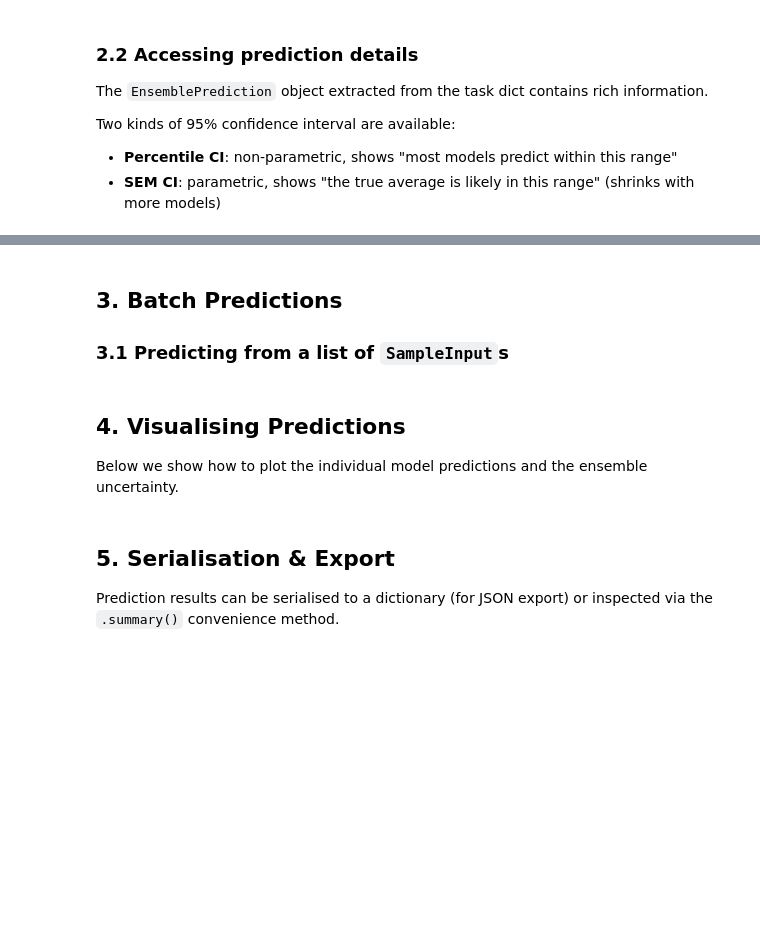
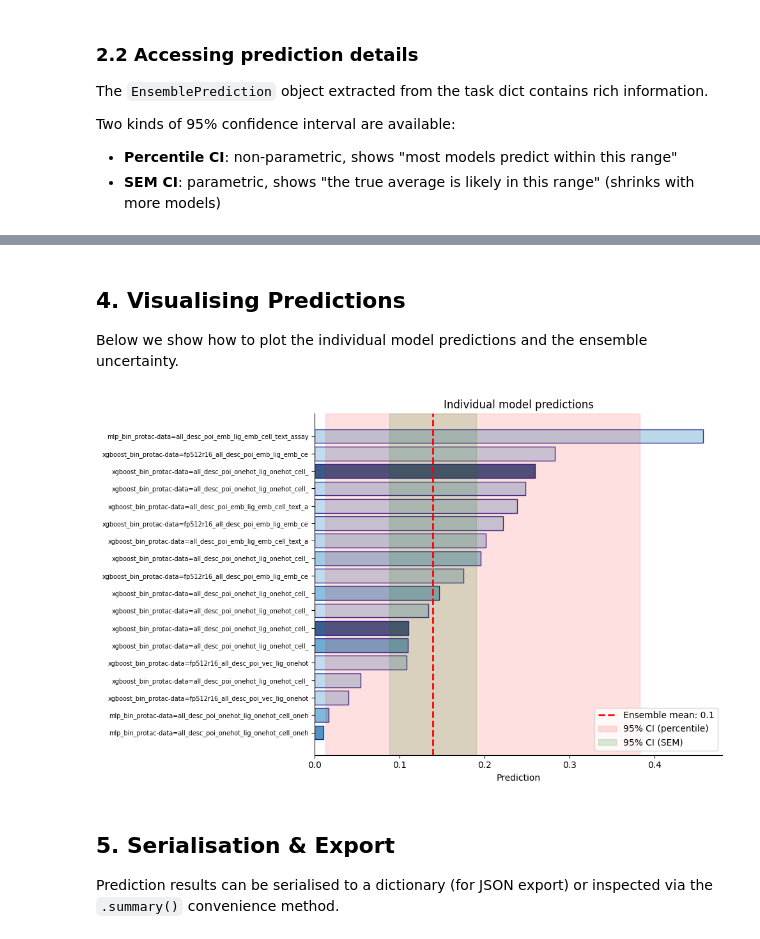
Before and after one commit to ribesstefano/TACK, a Jupyter notebook: notebooks/ensemble_predictor_tutorial.ipynb, the cells around one changed output, grey strips where cells are left out. Drawn from its saved outputs; the diff is of its cells as text; code cells hidden in the pictures; blank space fills up the shorter version.

```diff
--- a/notebooks/ensemble_predictor_tutorial.ipynb
+++ b/notebooks/ensemble_predictor_tutorial.ipynb
@@ -189,7 +281,8 @@ samples = [
     for smiles in smiles_list
 ]
 
-batch_results = predictor.predict_batch(samples, tasks=['bin'], verbose=True)
+# predict() handles both single samples and lists
+batch_results = predictor.predict(samples, tasks=['bin'], verbose=True)
 
 for i, res in enumerate(batch_results):
     print(f"Sample {i+1}:")
@@ -198,11 +291,11 @@ for i, res in enumerate(batch_results):
     if i >= 5:  # only print first 5 samples for brevity
         break
 
-batch_results = predictor.predict_batch(samples, verbose=True)
+batch_results = predictor.predict(samples, verbose=True)
 
 for i, res in enumerate(batch_results):
     print(f"Sample {i+1}:")
     print(f"  Ensemble bin: {res['bin'].summary()}")
     print('')
-    if i >= 5:  # only print first 5 samples for brevity
+    if i >= 5:
         break
@@ -211,20 +339,17 @@ The `predict()` method also accepts a simple dict with the same keys as `SampleI
 # %%
-sample = {
-    'smiles': "CC1(C)[C@H](NC(=O)c2ccc(N3CCN(CCCOc4ccc(C(=O)NC5CCC(=O)NC5=O)nc4)CC3)nc2)C(C)(C)[C@H]1Oc1ccc(C#N)c(Cl)c1",
-    'poi_name': "AR",
-    'poi_sequence': AR_SEQ,
-    'ligase_name': "CRBN",
-    'ligase_sequence': E3_SEQ,
-    'cell_line_id': "Unknown",
-    'assay_time': 24.0,
-    'assay': 'Unknown',
+sample_dict = {
+    'SMILES': "CC1(C)[C@H](NC(=O)c2ccc(N3CCN(CCCOc4ccc(C(=O)NC5CCC(=O)NC5=O)nc4)CC3)nc2)C(C)(C)[C@H]1Oc1ccc(C#N)c(Cl)c1",
+    'POI_Name': "AR",
+    'POI_Sequence': AR_SEQ,
+    'Ligase_Name': "CRBN",
+    'Ligase_Sequence': E3_SEQ,
+    'Cell_Line_ID': "Unknown",
+    'Assay_Time': 24.0,
+    'Assay': 'Unknown',
 }
 
-# predict() returns a dict: task_name → EnsemblePrediction
-# EXAMPLE: Use task_results['dmax'] for Dmax predictions
-task_results = predictor.predict(sample)
+task_results = predictor.predict(sample_dict)
 
-# For a single-task ensemble, extract the first (only) result
 task_name = list(task_results.keys())[0]
 result = task_results[task_name]
 print(f"Task: {task_name}")
@@ -261,4 +420,0 @@ individual_df
-# %% [markdown]
-## 3. Batch Predictions
-
-### 3.1 Predicting from a list of `SampleInput`s
@@ -300,7 +425,7 @@ Below we show how to plot the individual model predictions and the
 ensemble uncertainty.
 # %%
 # Re-predict a sample and extract the first task's result
-task_results_viz = predictor.predict(samples[0])
+task_results_viz = predictor.predict(sample_dict)
 result = next(iter(task_results_viz.values()))
 
 # Collect per-model predictions
@@ -308,33 +433,35 @@ model_names = list(result.individual_predictions.keys())
 preds = np.array([result.individual_predictions[n][0] for n in model_names])
 weights = np.array([result.weights[n] for n in model_names])
 
 # Sort by prediction value
 order = np.argsort(preds)
 model_names = [model_names[i] for i in order]
 preds = preds[order]
 weights = weights[order]
 
 # Shorten long model names for display
 short_names = [n.replace("model=", "")[:60] for n in model_names]
 
 fig, ax = plt.subplots(figsize=(10, max(4, len(model_names) * 0.35)))
 colors = plt.cm.Blues(weights / weights.max() * 0.7 + 0.3)
 ax.barh(range(len(preds)), preds, color=colors, edgecolor="navy", alpha=0.8)
 ax.axvline(result.weighted_mean[0], color="red", ls="--", lw=2,
            label=f"Ensemble mean: {result.weighted_mean[0]:.1f}")
 ax.axvspan(result.ci_percentile_lower_95[0], result.ci_percentile_upper_95[0],
            alpha=0.12, color="red", label="95% CI (percentile)")
 ax.axvspan(result.ci_sem_lower_95[0], result.ci_sem_upper_95[0],
            alpha=0.15, color="green", label="95% CI (SEM)")
 ax.set_yticks(range(len(short_names)))
 ax.set_yticklabels(short_names, fontsize=7)
 ax.set_xlabel("Prediction")
 ax.set_title("Individual model predictions")
 ax.legend(loc="lower right")
 ax.spines["top"].set_visible(False)
 ax.spines["right"].set_visible(False)
 plt.tight_layout()
 plt.show()
+# %% [output]
+[figure, added]
 # %% [markdown]
 ## 5. Serialisation & Export
 
```
Also changed, not shown: parts of 23 cells of this notebook, 3 other files.
